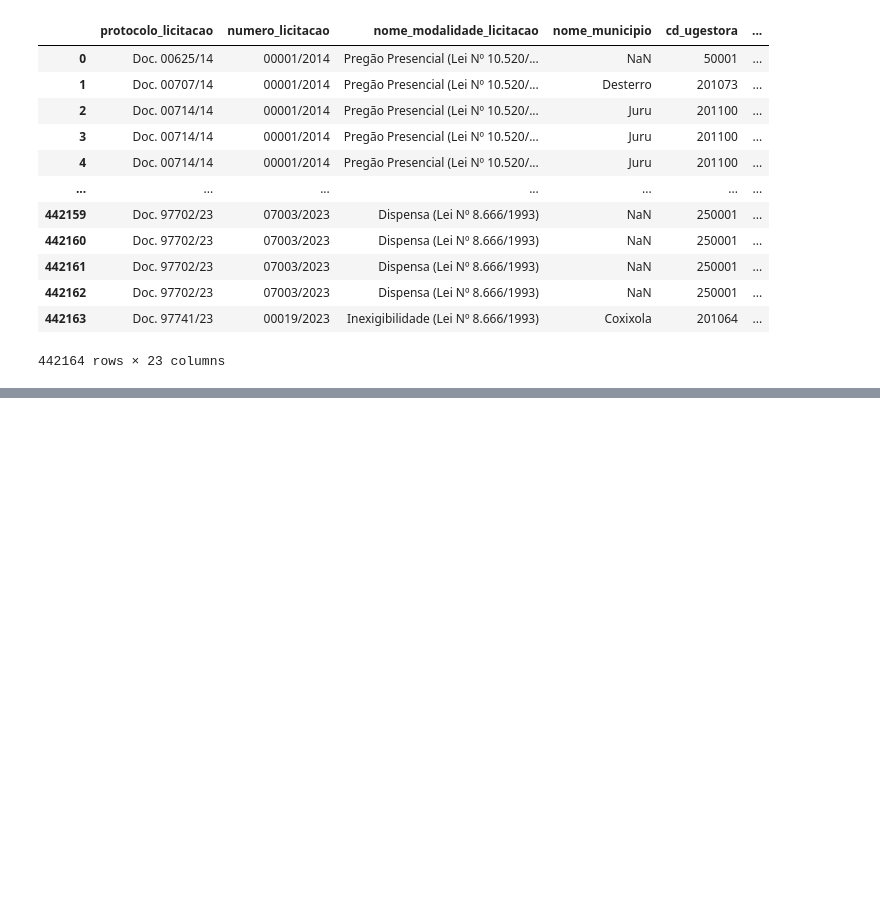
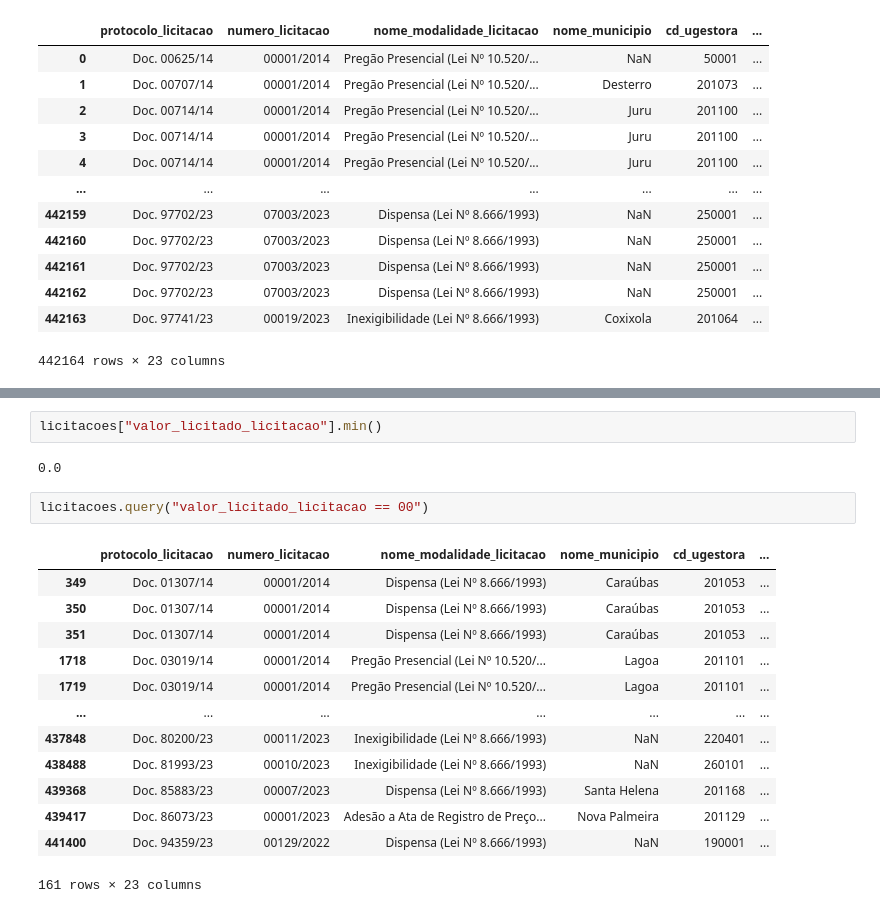
Before and after one commit to pedroafmelo/licitacoes, a Jupyter notebook: codigos/reading.ipynb, the cells around one changed output, grey strips where cells are left out. Cells and saved outputs as stored; diff of their text form; blank space fills up the shorter version.

```diff
--- a/codigos/reading.ipynb
+++ b/codigos/reading.ipynb
@@ -22,0 +74,20 @@ licitacoes
+# %%
+licitacoes["valor_licitado_licitacao"].min()
+# %% [output]
+0.0
+# %%
+licitacoes.query("valor_licitado_licitacao == 00")
+# %% [output]
+|  | protocolo_licitacao | numero_licitacao | nome_modalidade_licitacao | nome_municipio | cd_ugestora | ... |
+| 349 | Doc. 01307/14 | 00001/2014 | Dispensa (Lei Nº 8.666/1993) | Caraúbas | 201053 | ... |
+| 350 | Doc. 01307/14 | 00001/2014 | Dispensa (Lei Nº 8.666/1993) | Caraúbas | 201053 | ... |
+| 351 | Doc. 01307/14 | 00001/2014 | Dispensa (Lei Nº 8.666/1993) | Caraúbas | 201053 | ... |
+| 1718 | Doc. 03019/14 | 00001/2014 | Pregão Presencial (Lei Nº 10.520/... | Lagoa | 201101 | ... |
+| 1719 | Doc. 03019/14 | 00001/2014 | Pregão Presencial (Lei Nº 10.520/... | Lagoa | 201101 | ... |
+| ... | ... | ... | ... | ... | ... | ... |
+| 437848 | Doc. 80200/23 | 00011/2023 | Inexigibilidade (Lei Nº 8.666/1993) | NaN | 220401 | ... |
+| 438488 | Doc. 81993/23 | 00010/2023 | Inexigibilidade (Lei Nº 8.666/1993) | NaN | 260101 | ... |
+| 439368 | Doc. 85883/23 | 00007/2023 | Dispensa (Lei Nº 8.666/1993) | Santa Helena | 201168 | ... |
+| 439417 | Doc. 86073/23 | 00001/2023 | Adesão a Ata de Registro de Preço... | Nova Palmeira | 201129 | ... |
+| 441400 | Doc. 94359/23 | 00129/2022 | Dispensa (Lei Nº 8.666/1993) | NaN | 190001 | ... |
+161 rows × 23 columns
```
Also changed, not shown: parts of 2 cells of this notebook, 1 other file.
